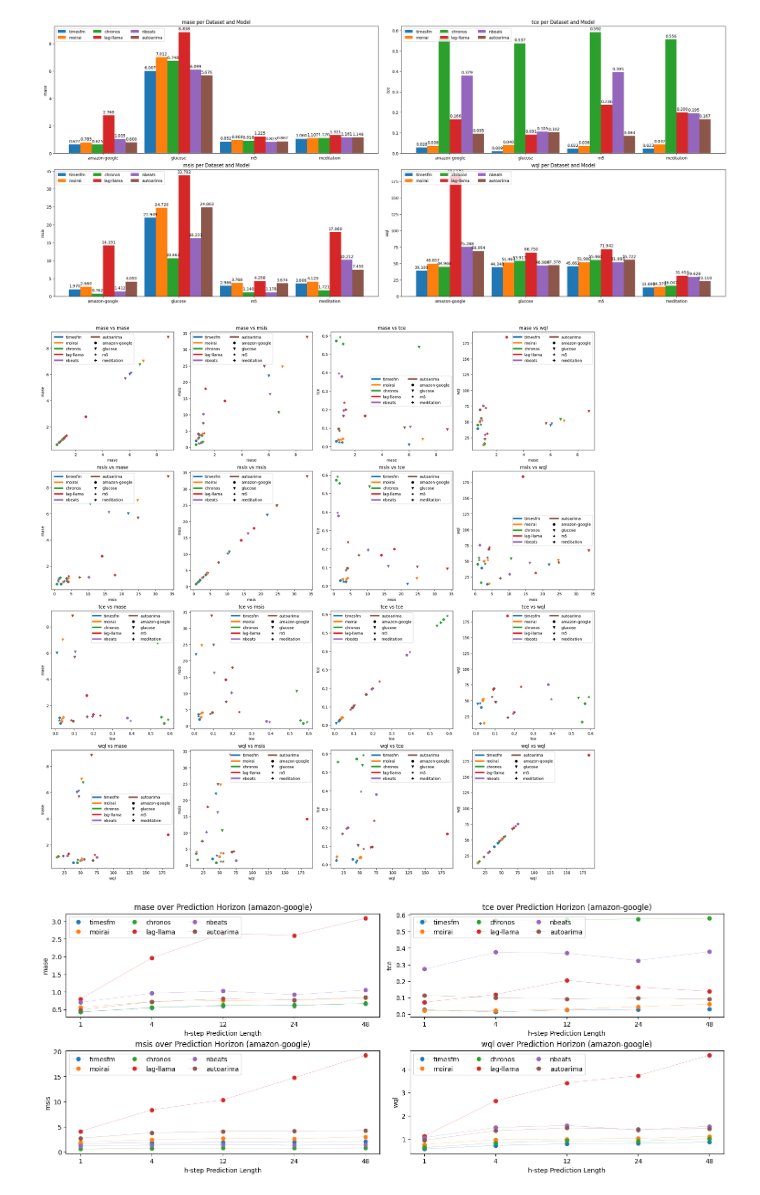
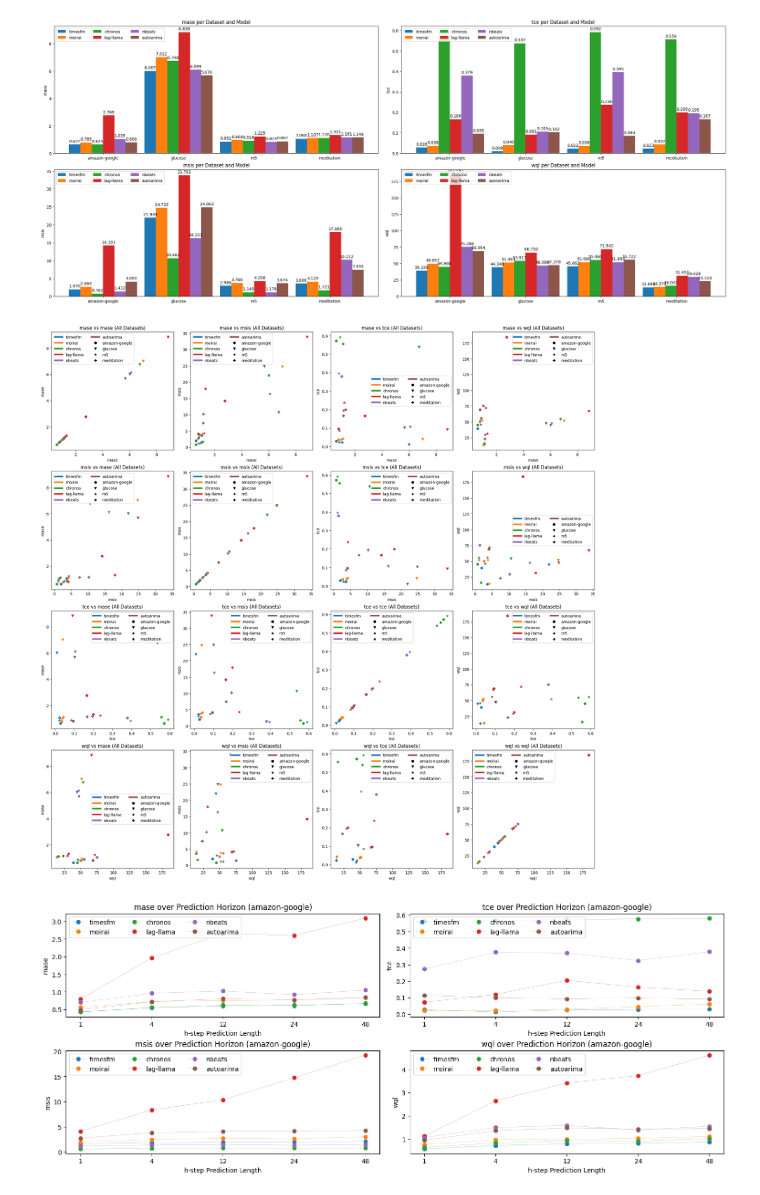
Before and after one commit to Coaster41/ts_foundation_calibration, a Jupyter notebook: eval_plot.ipynb, the cells around one changed output. Saved outputs shown, nothing was run; the diff lists cells and outputs as text; code cells hidden in the pictures.

Commit message:
saved figures

```diff
--- a/eval_plot.ipynb
+++ b/eval_plot.ipynb
@@ -54,35 +55,36 @@ for i, metric in enumerate(metrics):
 # Metric comparison scatter plots (all datasets)
 fig, axes = plt.subplots(4, 4, layout='constrained', figsize=(20,20))
 model_colors = ['#1f77b4', '#ff7f0e', '#2ca02c', '#d62728', '#9467bd', '#8c564b']
 dataset_markers = ['o', 'v', '*', 'P']
 wql_top = 0.03
 
 custom_legend_dots = []
 for model, model_color in zip(models, model_colors):
     custom_legend_dots.append(Line2D([0], [0], color=model_color, lw=4, label=model))
 for dataset, marker in zip(datasets, dataset_markers):
     custom_legend_dots.append(Line2D([0], [0], color='black', marker=marker, markersize=6, lw=0))
 
 
 for i, metric_x in enumerate(metrics):
     for j, metric_y in enumerate(metrics):
         ax = axes[i, j]
         for marker, dataset in zip(dataset_markers, datasets):
             x = [df.loc[(df['model']==model) & (df['dataset']==dataset) & (df['metric']==metric_x), 'avg_result'].item() for model in models]
             y = [df.loc[(df['model']==model) & (df['dataset']==dataset) & (df['metric']==metric_y), 'avg_result'].item() for model in models]
             ax.scatter(x, y, c=model_colors, marker=marker)
 
         ax.set_ylabel(metric_y)
         ax.set_xlabel(metric_x)
-        ax.set_title(f'{metric_x} vs {metric_y}')
+        ax.set_title(f'{metric_x} vs {metric_y} (All Datasets)')
         # if metric_x=='wql':
         #     ax.set_xlim(left=0, right=wql_top)
         # if metric_y=='wql':
         #     ax.set_ylim(bottom=0, top=wql_top)
         ax.legend(custom_legend_dots, [*models, *datasets], ncols=2)
+plt.savefig('figures/scatter_plot_metrics_per_metric.png')
 plt.show()
 # %% [output]
-[figure, old version]
+[figure, new version]
 # %%
 # Line Plot Metrics over prediction distance
 pred_horizon = ['1','4','12','24','48']
```
Also changed, not shown: parts of 4 cells of this notebook, 10 other files.
